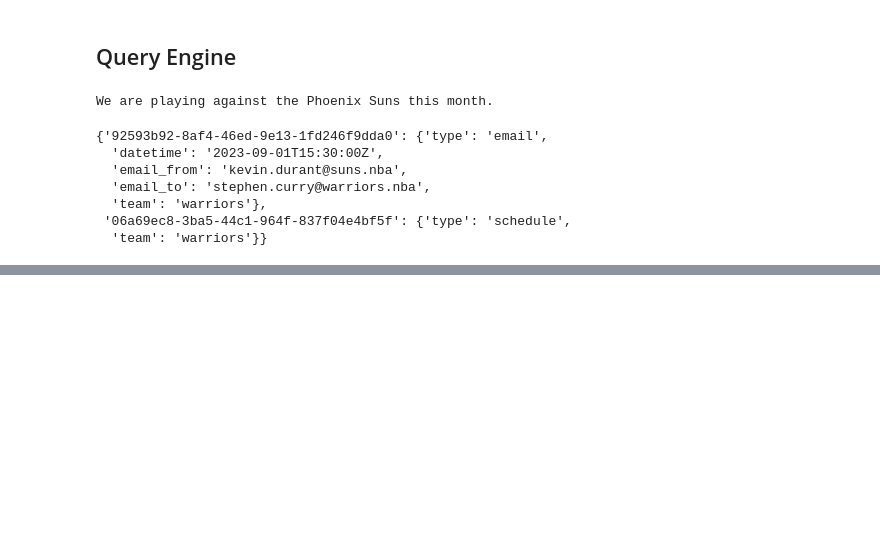
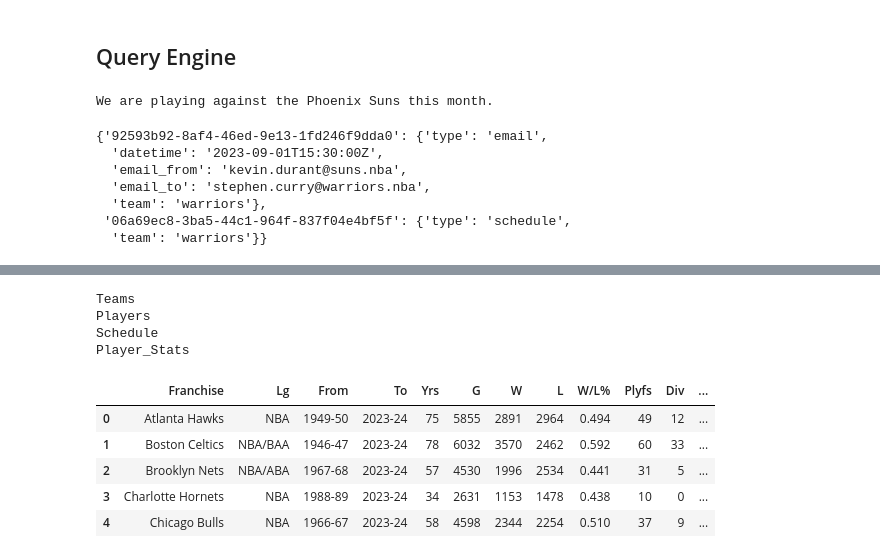
Before and after one commit to PanoEvJ/Maker_Space_Jam, a Jupyter notebook: nb/jam-token.ipynb, the cells around one changed output, grey strips where cells are left out. Cells and saved outputs as stored; diff of their text form; code cells hidden in the pictures; blank space fills up the shorter version.

```diff
--- a/nb/jam-token.ipynb
+++ b/nb/jam-token.ipynb
@@ -356,0 +425,17 @@ We are playing against the Phoenix Suns this month.
+# %%
+for dict in dict_of_dfs:
+    print(dict)
+# %% [output]
+Teams
+Players
+Schedule
+Player_Stats
+# %%
+dict_of_dfs['Teams'].head()
+# %% [output]
+|  | Franchise | Lg | From | To | Yrs | G | W | L | W/L% | Plyfs | Div | ... |
+| 0 | Atlanta Hawks | NBA | 1949-50 | 2023-24 | 75 | 5855 | 2891 | 2964 | 0.494 | 49 | 12 | ... |
+| 1 | Boston Celtics | NBA/BAA | 1946-47 | 2023-24 | 78 | 6032 | 3570 | 2462 | 0.592 | 60 | 33 | ... |
+| 2 | Brooklyn Nets | NBA/ABA | 1967-68 | 2023-24 | 57 | 4530 | 1996 | 2534 | 0.441 | 31 | 5 | ... |
+| 3 | Charlotte Hornets | NBA | 1988-89 | 2023-24 | 34 | 2631 | 1153 | 1478 | 0.438 | 10 | 0 | ... |
+| 4 | Chicago Bulls | NBA | 1966-67 | 2023-24 | 58 | 4598 | 2344 | 2254 | 0.510 | 37 | 9 | ... |
```
Also changed, not shown: parts of 25 cells of this notebook.
